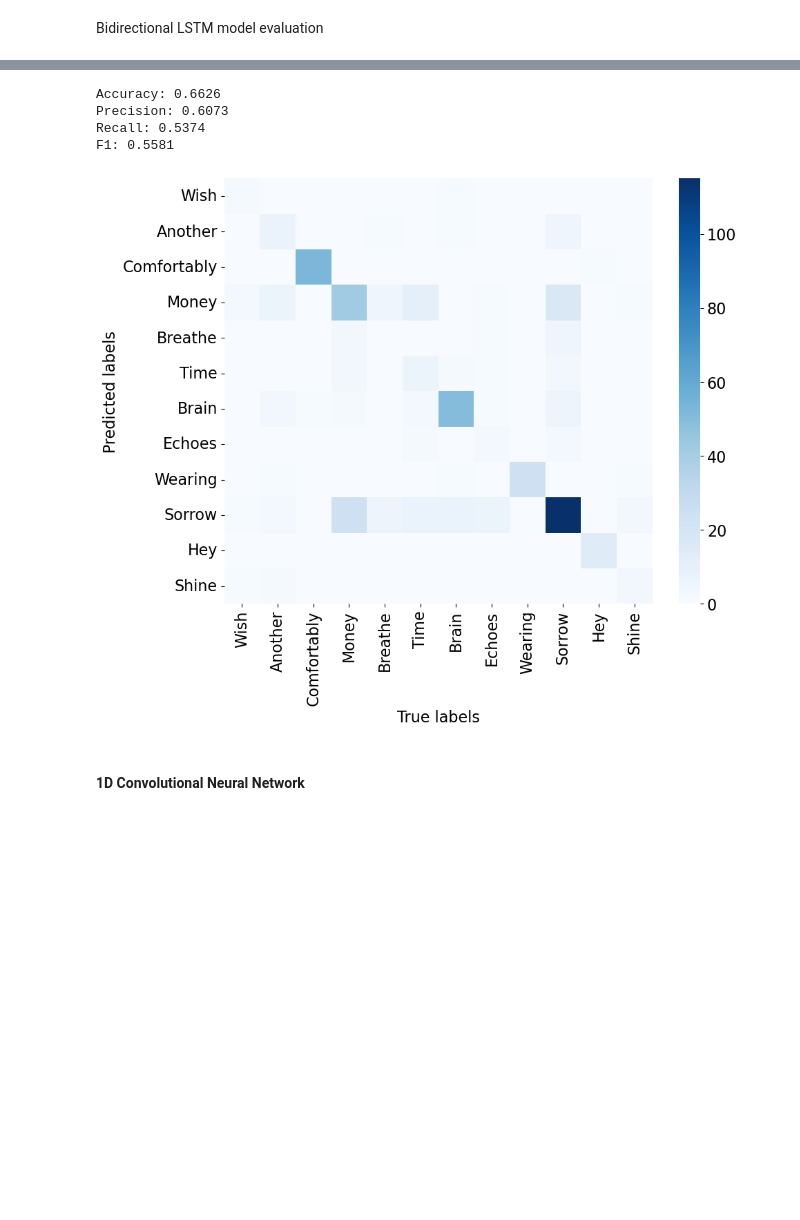
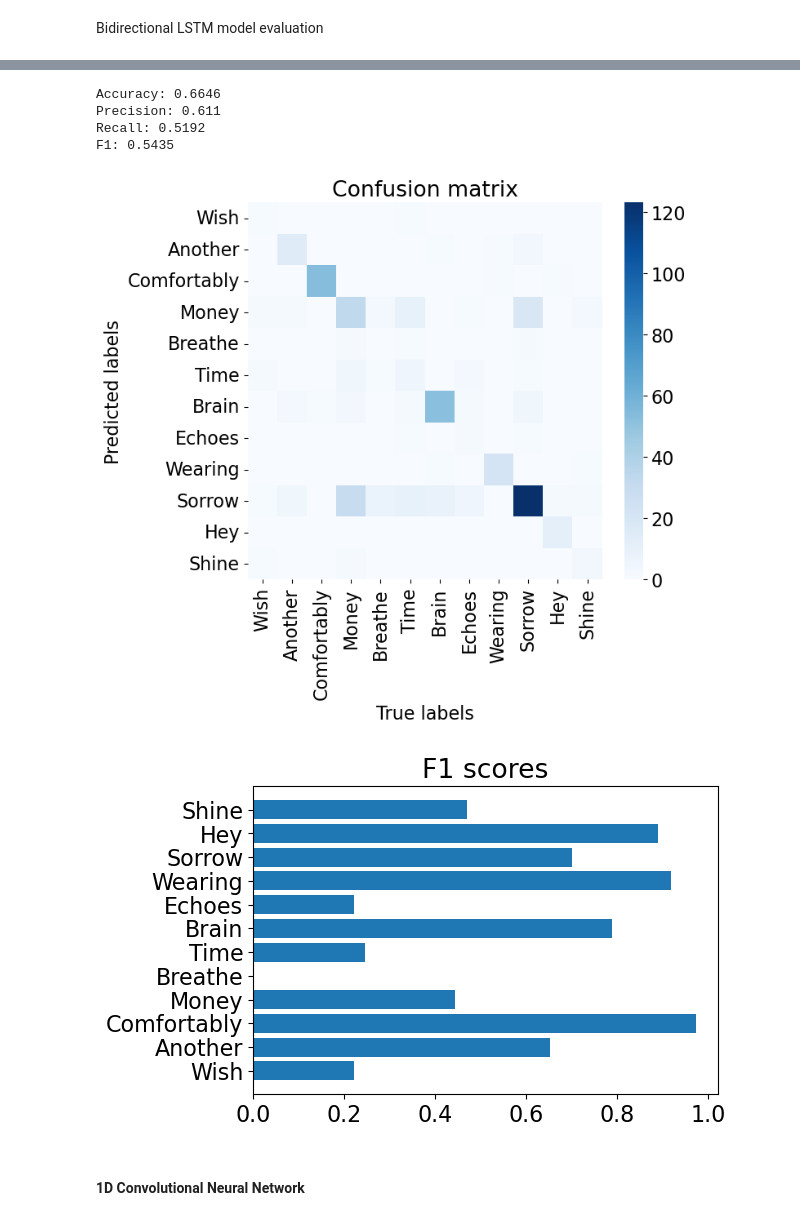
Before and after one commit to gabrieleginestroni/AN2DL-project-2022, a Jupyter notebook: Homework2/Code/simo_baseline.ipynb, the cells around one changed output, grey strips where cells are left out. Cells and saved outputs as stored; diff of their text form; code cells hidden in the pictures; blank space fills up the shorter version.

```diff
--- a/Homework2/Code/simo_baseline.ipynb
+++ b/Homework2/Code/simo_baseline.ipynb
@@ -193,7 +182,7 @@ history = model.fit(
     validation_split=.1,
     callbacks = [
         tfk.callbacks.EarlyStopping(monitor='val_accuracy', mode='max', patience=10, restore_best_weights=True),
-        tfk.callbacks.ReduceLROnPlateau(monitor='val_accuracy', mode='max', patience=5, factor=0.5, min_lr=1e-5)
+        tfk.callbacks.ReduceLROnPlateau(monitor='val_accuracy', mode='max', patience=5, factor=0.75, min_lr=1e-5)
     ]
 ).history
 # %% [output]
@@ -282,13 +280,13 @@ F1: 0.5088
 # %% [markdown]
 #### Bidirectional Long Short Term Memory (BiLSTM) Neural Network
 # %%
-def build_BiLSTM_classifier(input_shape, classes):
+def build_BiLSTM_classifier(input_shape):
     # Build the neural network layer by layer
     input_layer = tfkl.Input(shape=input_shape, name='Input')
 
     # Feature extractor
-    bilstm = tfkl.Bidirectional(tfkl.LSTM(256, return_sequences=True))(input_layer)
-    bilstm = tfkl.Bidirectional(tfkl.LSTM(256, return_sequences=True))(bilstm)
+    bilstm = tfkl.Bidirectional(tfkl.LSTM(512, return_sequences=True))(input_layer)
+    bilstm = tfkl.Bidirectional(tfkl.LSTM(384, return_sequences=True))(bilstm)
     bilstm = tfkl.Bidirectional(tfkl.LSTM(256, return_sequences=False))(bilstm)
     dropout = tfkl.Dropout(.4, seed=seed)(bilstm)
 
@@ -301,13 +299,13 @@ def build_BiLSTM_classifier(input_shape, classes):
     model = tfk.Model(inputs=input_layer, outputs=output_layer, name='model2')
 
     # Compile the model
-    model.compile(loss=tfk.losses.CategoricalCrossentropy(), optimizer=tfk.optimizers.Adam(), metrics='accuracy')
+    model.compile(loss=tfk.losses.CategoricalCrossentropy(), optimizer=tfk.optimizers.Adam(3e-4), metrics='accuracy')
 
     # Return the model
     return model
 # %%
-model = build_BiLSTM_classifier(input_shape, classes)
-model.summary() #note double number of parameters (this is because we have 2 lstm)
+model = build_BiLSTM_classifier(input_shape)
+model.summary() #note double number of parameters (this is because we have a bidirectional lstm)
 # %% [output]
 Model: "model2"
 _________________________________________________________________
@@ -336,7 +334,7 @@ history = model.fit(
     validation_split=.1,
     callbacks = [
         tfk.callbacks.EarlyStopping(monitor='val_accuracy', mode='max', patience=10, restore_best_weights=True),
-        tfk.callbacks.ReduceLROnPlateau(monitor='val_accuracy', mode='max', patience=5, factor=0.5, min_lr=1e-5)
+        tfk.callbacks.ReduceLROnPlateau(monitor='val_accuracy', mode='max', patience=5, factor=0.75, min_lr=1e-5)
     ]
 ).history
 # %% [output]
@@ -399,29 +398,37 @@ predictions.shape
 # %%
 # Compute the confusion matrix
 cm = confusion_matrix(np.argmax(y_test, axis=-1), np.argmax(predictions, axis=-1))
 
 # Compute the classification metrics
 accuracy = accuracy_score(np.argmax(y_test, axis=-1), np.argmax(predictions, axis=-1))
 precision = precision_score(np.argmax(y_test, axis=-1), np.argmax(predictions, axis=-1), average='macro')
 recall = recall_score(np.argmax(y_test, axis=-1), np.argmax(predictions, axis=-1), average='macro')
 f1 = f1_score(np.argmax(y_test, axis=-1), np.argmax(predictions, axis=-1), average='macro')
 print('Accuracy:',accuracy.round(4))
 print('Precision:',precision.round(4))
 print('Recall:',recall.round(4))
 print('F1:',f1.round(4))
 
 # Plot the confusion matrix
-plt.figure(figsize=(10,8))
+plt.figure(figsize=(7,6))
+plt.title('Confusion matrix')
 sns.heatmap(cm.T, cmap='Blues', xticklabels=list(label_mapping.keys()), yticklabels=list(label_mapping.keys()))
 plt.xlabel('True labels')
 plt.ylabel('Predicted labels')
 plt.show()
+
+# horizontal bar plot of the f1 scores for each class
+plt.figure(figsize=(6,4))
+plt.barh(y=list(label_mapping.keys()), width=f1_score(np.argmax(y_test, axis=-1), np.argmax(predictions, axis=-1), average=None))
+plt.title('F1 scores')
+plt.show()
 # %% [output]
-Accuracy: 0.6626
-Precision: 0.6073
-Recall: 0.5374
-F1: 0.5581
+Accuracy: 0.6646
+Precision: 0.611
+Recall: 0.5192
+F1: 0.5435
-[figure, old version]
+[figure, new version]
+[figure, added]
 # %% [markdown]
 #### 1D Convolutional Neural Network
 # %%
```
Also changed, not shown: parts of 17 cells of this notebook.
